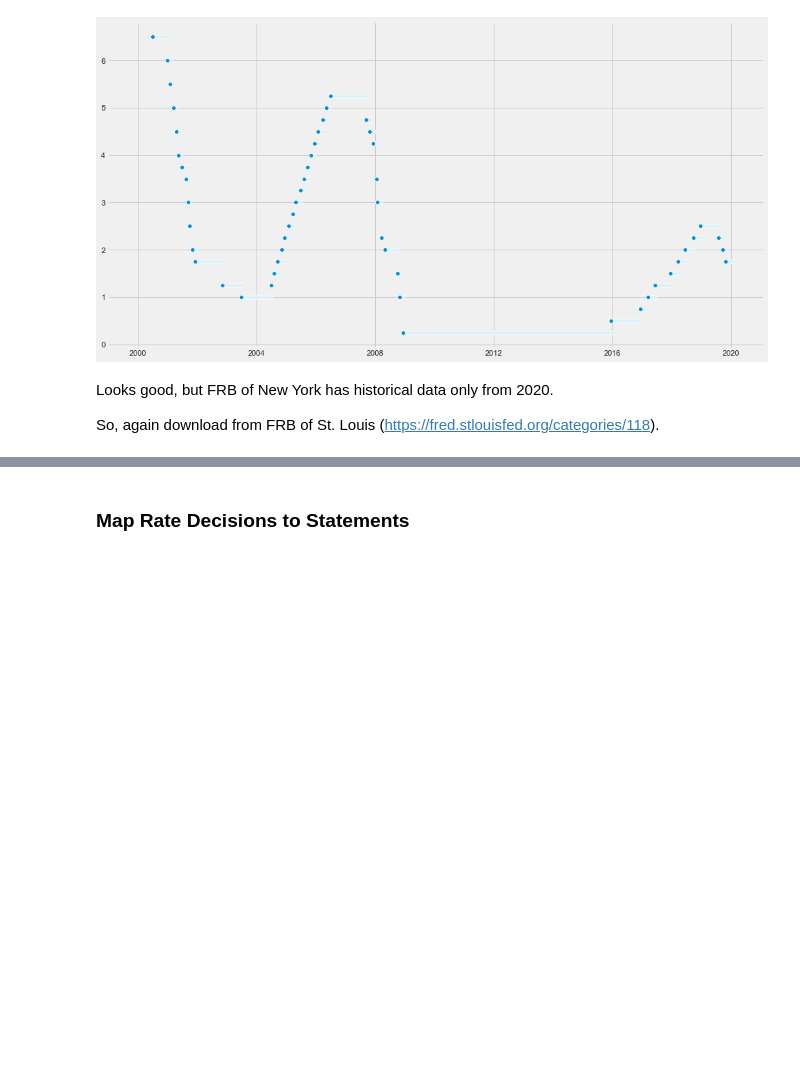
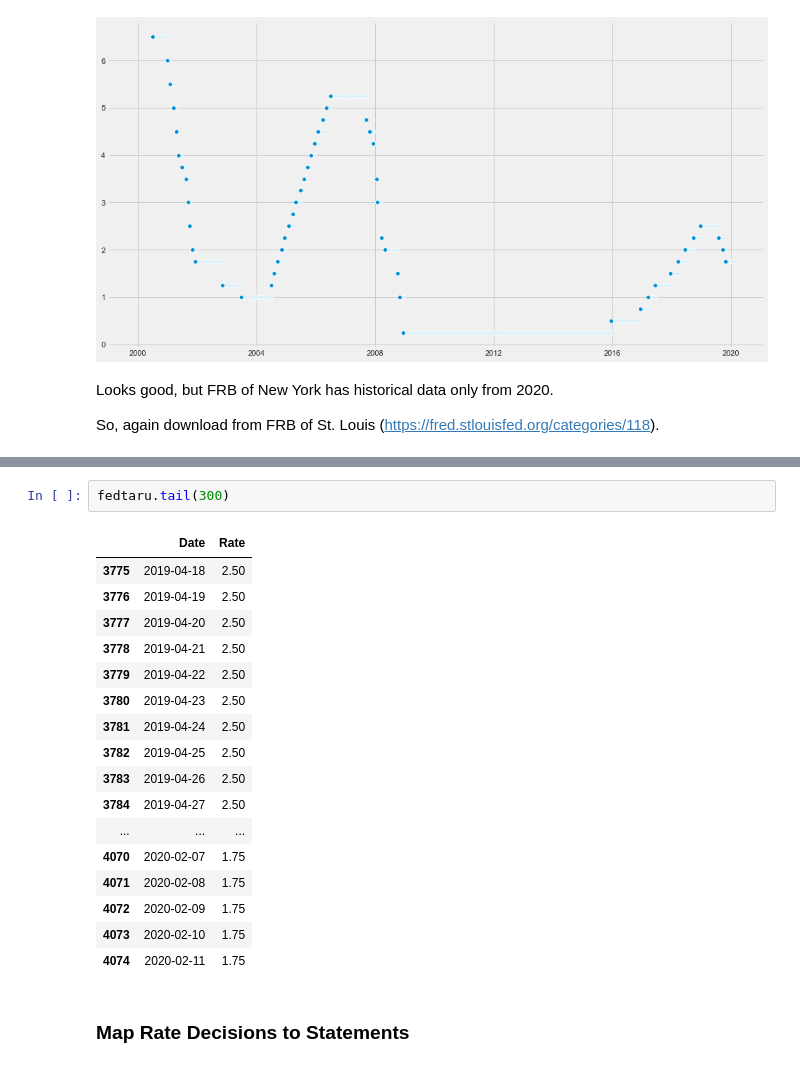
Before and after one commit to yukit-k/centralbank_analysis, a Jupyter notebook: src/FOMC_Analysis_Preprocess.ipynb, the cells around one changed output, grey strips where cells are left out. Cells and saved outputs as stored; diff of their text form; blank space fills up the shorter version.

```diff
--- a/src/FOMC_Analysis_Preprocess.ipynb
+++ b/src/FOMC_Analysis_Preprocess.ipynb
@@ -278,3 +279,23 @@ plt.show()
+# %%
+fedtaru.tail(300)
+# %% [output]
+|  | Date | Rate |
+| 3775 | 2019-04-18 | 2.50 |
+| 3776 | 2019-04-19 | 2.50 |
+| 3777 | 2019-04-20 | 2.50 |
+| 3778 | 2019-04-21 | 2.50 |
+| 3779 | 2019-04-22 | 2.50 |
+| 3780 | 2019-04-23 | 2.50 |
+| 3781 | 2019-04-24 | 2.50 |
+| 3782 | 2019-04-25 | 2.50 |
+| 3783 | 2019-04-26 | 2.50 |
+| 3784 | 2019-04-27 | 2.50 |
+| ... | ... | ... |
+| 4070 | 2020-02-07 | 1.75 |
+| 4071 | 2020-02-08 | 1.75 |
+| 4072 | 2020-02-09 | 1.75 |
+| 4073 | 2020-02-10 | 1.75 |
+| 4074 | 2020-02-11 | 1.75 |
 # %% [markdown]
 ### Map Rate Decisions to Statements
 # %%
```
Also changed, not shown: parts of 2 cells of this notebook, 2 other files.
